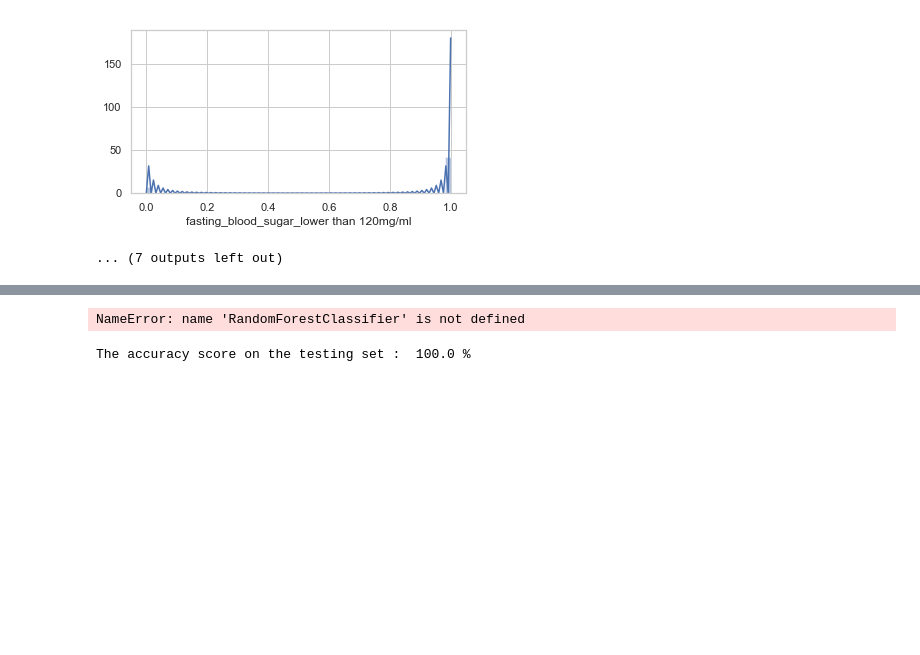
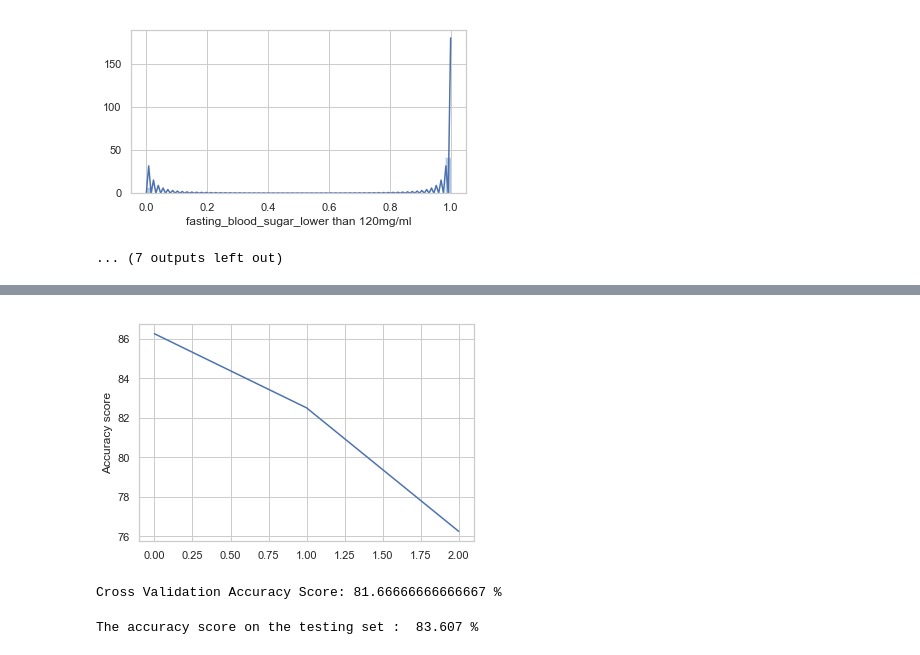
Before and after one commit to alessiogilardi/heart-disease-data-analysis-project, a Jupyter notebook: random_forest.ipynb, the cells around one changed output, grey strips where cells are left out. Cells and saved outputs as stored; diff of their text form; code cells hidden in the pictures; blank space fills up the shorter version.

```diff
--- a/random_forest.ipynb
+++ b/random_forest.ipynb
@@ -290,20 +303,22 @@ do_validation_curve(RandomForestClassifier(), X_train, Y_train, 'bootstrap', boo
 # %%
 from sklearn.model_selection import cross_val_score
 
-model = RandomForestClassifier(n_estimators=100, max_features=4, max_depth=40, criterion='gini', random_state = 50)
+model = RandomForestClassifier(n_estimators=100, max_features=4, max_depth=70, random_state = 50)
 #model = model.fit(X_train, Y_train)
-accuracy = cross_val_score(model, X_train, Y_train, cv = 10, scoring = 'accuracy')
+accuracy = cross_val_score(model, X_train, Y_train, cv = 3, scoring = 'accuracy')
 accuracy = np.round(accuracy * 100, 3)
 
 model = None
 
 plt.plot(accuracy, 'b', label="Training Acc")
 plt.ylabel('Accuracy score')
 plt.show()
+print("Cross Validation Accuracy Score:", np.mean(accuracy), "%")
 # %% [output]
+[figure, added]
-NameError: name 'RandomForestClassifier' is not defined
+Cross Validation Accuracy Score: 81.66666666666667 %
 # %%
-model = RandomForestClassifier(n_estimators=100, max_features=4, max_depth=40, criterion='gini', random_state = 50, bootstrap=True)
+model = RandomForestClassifier(n_estimators=100, random_state = 50)
 model = model.fit(X_train, Y_train)
 predict = model.predict(X_test)
 accuracy = accuracy_score(Y_test, predict)
@@ -312,4 +327,4 @@ model = None
 
 print("The accuracy score on the testing set : ", accuracy,"%")
 # %% [output]
-The accuracy score on the testing set :  100.0 %
+The accuracy score on the testing set :  83.607 %
```
Also changed, not shown: parts of 15 cells of this notebook, 1 other file.
